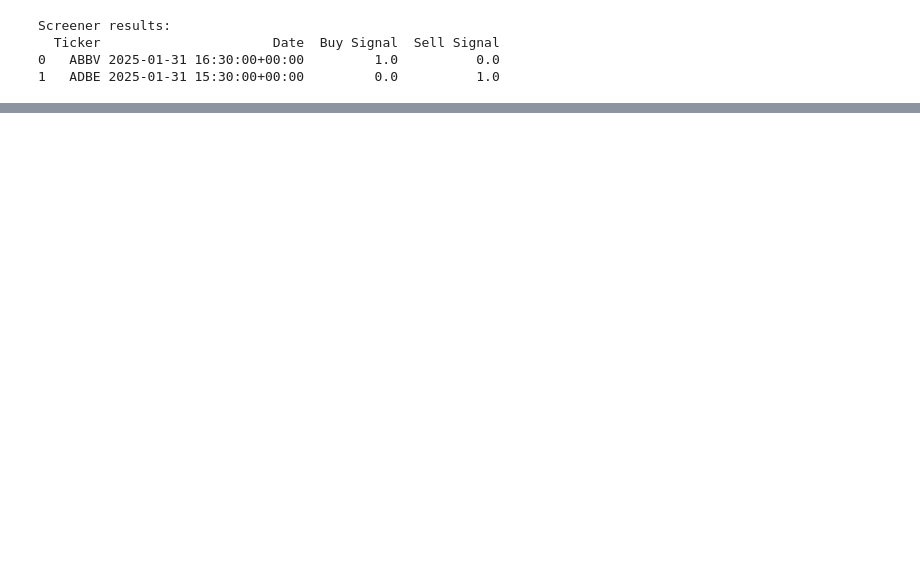
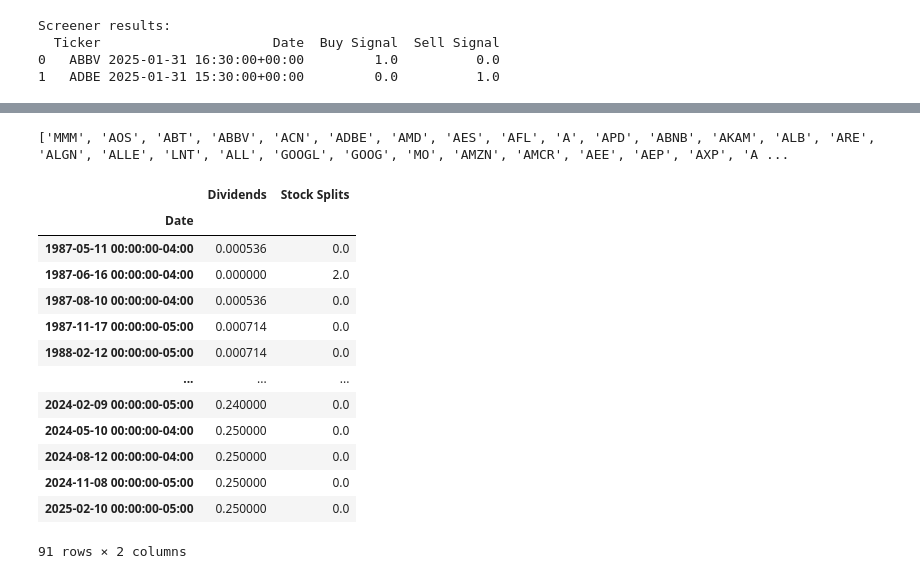
Before and after one commit to bluebenzene/spxscanner, a Jupyter notebook: scannernotebook.ipynb, the cells around one changed output, grey strips where cells are left out. Saved outputs shown, nothing was run; the diff lists cells and outputs as text; code cells hidden in the pictures; blank space fills up the shorter version.

```diff
--- a/scannernotebook.ipynb
+++ b/scannernotebook.ipynb
@@ -318,0 +513,27 @@ Screener results:
+# %%
+print(sp500_tickers)
+# %% [output]
+['MMM', 'AOS', 'ABT', 'ABBV', 'ACN', 'ADBE', 'AMD', 'AES', 'AFL', 'A', 'APD', 'ABNB', 'AKAM', 'ALB', 'ARE', 'ALGN', 'ALLE', 'LNT', 'ALL', 'GOOGL', 'GOOG', 'MO', 'AMZN', 'AMCR', 'AEE', 'AEP', 'AXP', 'A ...
+# %%
+import requests_cache
+session = requests_cache.CachedSession('yfinance.cache')
+session.headers['User-agent'] = 'my-program/1.0'
+ticker = yf.Ticker('AAPL', session=session)
+
+# The scraped response will be stored in the cache
+ticker.actions
+# %% [output]
+|  | Dividends | Stock Splits |
+| Date |  |  |
+| 1987-05-11 00:00:00-04:00 | 0.000536 | 0.0 |
+| 1987-06-16 00:00:00-04:00 | 0.000000 | 2.0 |
+| 1987-08-10 00:00:00-04:00 | 0.000536 | 0.0 |
+| 1987-11-17 00:00:00-05:00 | 0.000714 | 0.0 |
+| 1988-02-12 00:00:00-05:00 | 0.000714 | 0.0 |
+| ... | ... | ... |
+| 2024-02-09 00:00:00-05:00 | 0.240000 | 0.0 |
+| 2024-05-10 00:00:00-04:00 | 0.250000 | 0.0 |
+| 2024-08-12 00:00:00-04:00 | 0.250000 | 0.0 |
+| 2024-11-08 00:00:00-05:00 | 0.250000 | 0.0 |
+| 2025-02-10 00:00:00-05:00 | 0.250000 | 0.0 |
+91 rows × 2 columns
```
Also changed, not shown: parts of 15 cells of this notebook, 2 other files.
